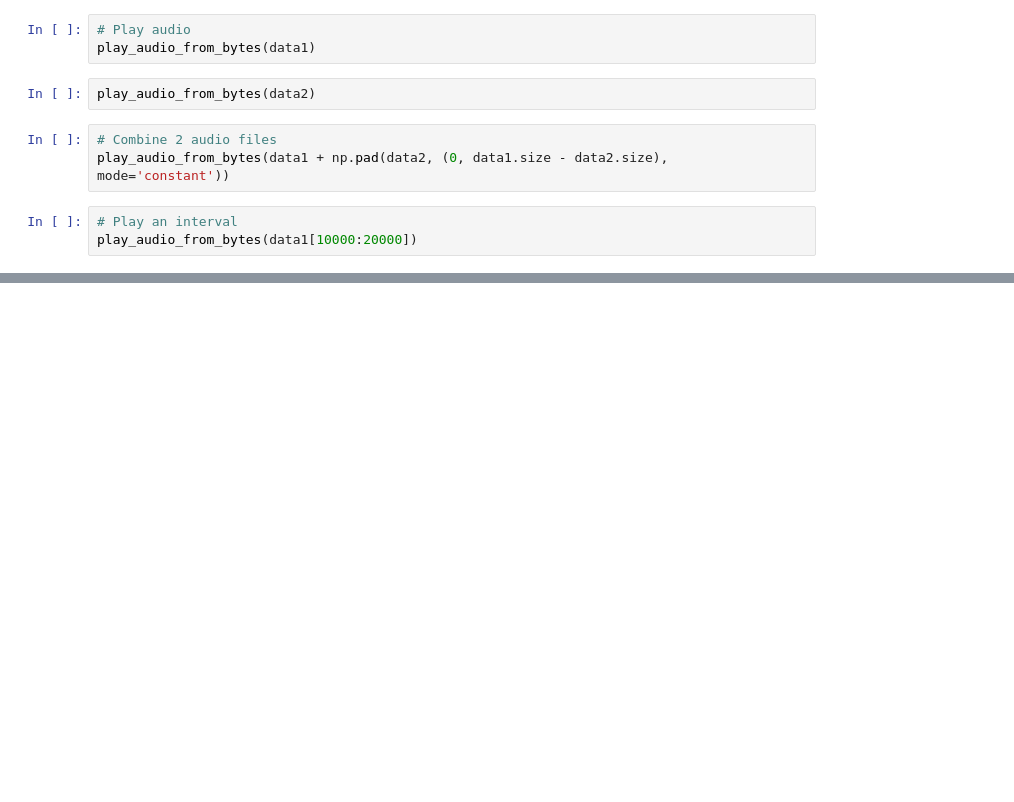
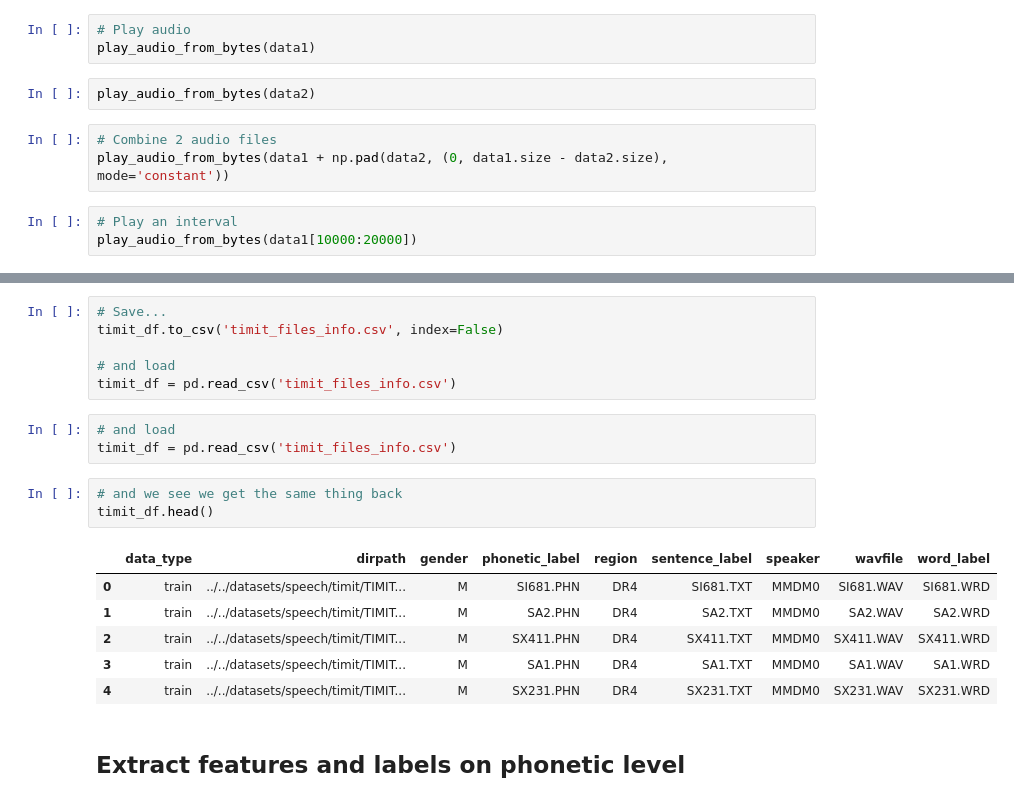
Before and after one commit to zhengying-liu/autodl-contrib, a Jupyter notebook: utils/wav/explore_wav.ipynb, the cells around one changed output, grey strips where cells are left out. Drawn from its saved outputs; the diff is of its cells as text; blank space fills up the shorter version.

```diff
--- a/utils/wav/explore_wav.ipynb
+++ b/utils/wav/explore_wav.ipynb
@@ -88,0 +165,21 @@ play_audio_from_bytes(data1[10000:20000])
+# %%
+# Save...
+timit_df.to_csv('timit_files_info.csv', index=False)
+
+# and load
+timit_df = pd.read_csv('timit_files_info.csv')
+# %%
+# and load
+timit_df = pd.read_csv('timit_files_info.csv')
+# %%
+# and we see we get the same thing back
+timit_df.head()
+# %% [output]
+|  | data_type | dirpath | gender | phonetic_label | region | sentence_label | speaker | wavfile | word_label |
+| 0 | train | ../../datasets/speech/timit/TIMIT... | M | SI681.PHN | DR4 | SI681.TXT | MMDM0 | SI681.WAV | SI681.WRD |
+| 1 | train | ../../datasets/speech/timit/TIMIT... | M | SA2.PHN | DR4 | SA2.TXT | MMDM0 | SA2.WAV | SA2.WRD |
+| 2 | train | ../../datasets/speech/timit/TIMIT... | M | SX411.PHN | DR4 | SX411.TXT | MMDM0 | SX411.WAV | SX411.WRD |
+| 3 | train | ../../datasets/speech/timit/TIMIT... | M | SA1.PHN | DR4 | SA1.TXT | MMDM0 | SA1.WAV | SA1.WRD |
+| 4 | train | ../../datasets/speech/timit/TIMIT... | M | SX231.PHN | DR4 | SX231.TXT | MMDM0 | SX231.WAV | SX231.WRD |
+# %% [markdown]
+## Extract features and labels on phonetic level
```
Also changed, not shown: parts of 71 cells of this notebook.
